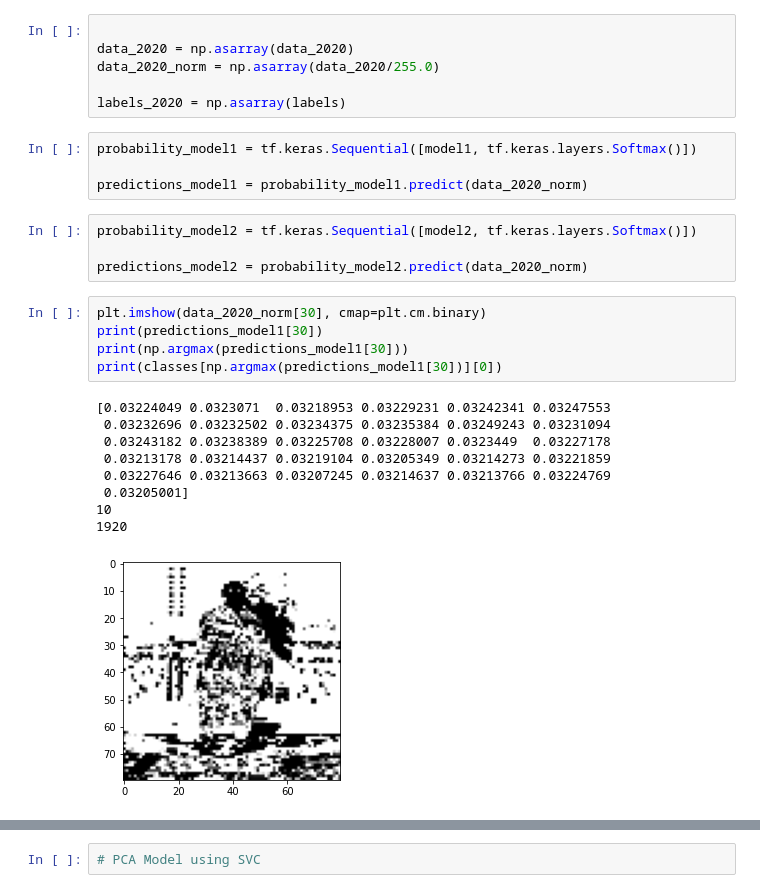
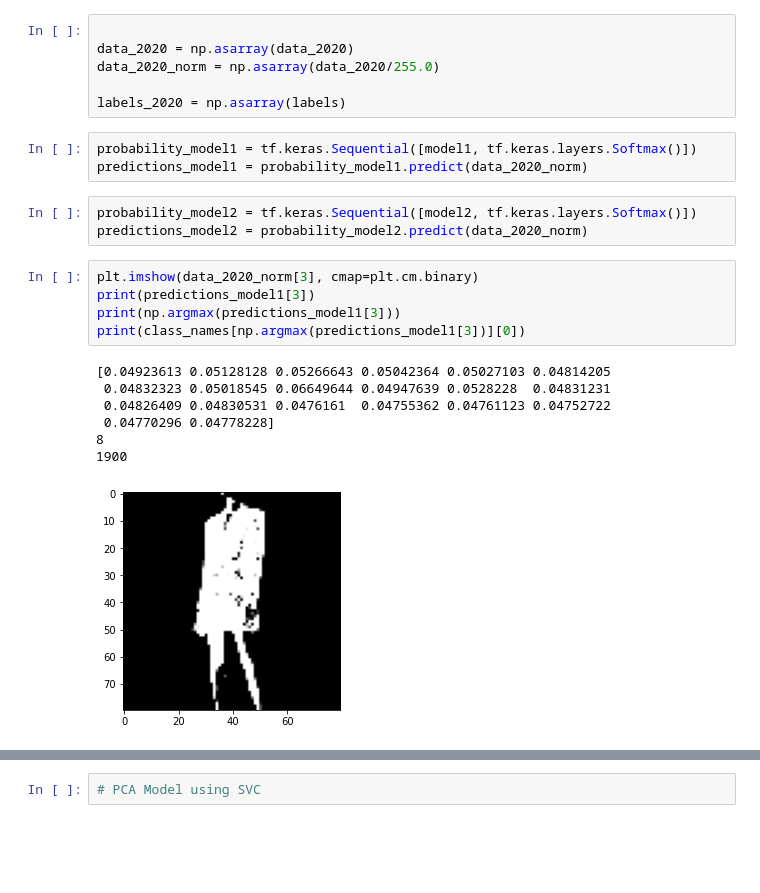
Before and after one commit to hannahhoainguyen/Fashion-throughout-the-Years, a Jupyter notebook: CreateDataset-hvercess-most-recent.ipynb, the cells around one changed output, grey strips where cells are left out. Drawn from its saved outputs; the diff is of its cells as text; blank space fills up the shorter version.

Commit message:
Try pred model

```diff
--- a/CreateDataset-hvercess-most-recent.ipynb
+++ b/CreateDataset-hvercess-most-recent.ipynb
@@ -304,27 +314,23 @@ data_2020_norm = np.asarray(data_2020/255.0)
 labels_2020 = np.asarray(labels)
 # %%
 probability_model1 = tf.keras.Sequential([model1, tf.keras.layers.Softmax()])
-
 predictions_model1 = probability_model1.predict(data_2020_norm)
 # %%
 probability_model2 = tf.keras.Sequential([model2, tf.keras.layers.Softmax()])
-
 predictions_model2 = probability_model2.predict(data_2020_norm)
 # %%
-plt.imshow(data_2020_norm[30], cmap=plt.cm.binary)
-print(predictions_model1[30])
-print(np.argmax(predictions_model1[30]))
-print(classes[np.argmax(predictions_model1[30])][0])
+plt.imshow(data_2020_norm[3], cmap=plt.cm.binary)
+print(predictions_model1[3])
+print(np.argmax(predictions_model1[3]))
+print(class_names[np.argmax(predictions_model1[3])][0])
 # %% [output]
-[0.03224049 0.0323071  0.03218953 0.03229231 0.03242341 0.03247553
- 0.03232696 0.03232502 0.03234375 0.03235384 0.03249243 0.03231094
- 0.03243182 0.03238389 0.03225708 0.03228007 0.0323449  0.03227178
- 0.03213178 0.03214437 0.03219104 0.03205349 0.03214273 0.03221859
- 0.03227646 0.03213663 0.03207245 0.03214637 0.03213766 0.03224769
- 0.03205001]
-10
-1920
+[0.04923613 0.05128128 0.05266643 0.05042364 0.05027103 0.04814205
+ 0.04832323 0.05018545 0.06649644 0.04947639 0.0528228  0.04831231
+ 0.04826409 0.04830531 0.0476161  0.04755362 0.04761123 0.04752722
+ 0.04770296 0.04778228]
+8
+1900
-[figure, old version]
+[figure, new version]
 # %%
 rows = 30
 cols = 30
```
Also changed, not shown: parts of 5 cells of this notebook.
